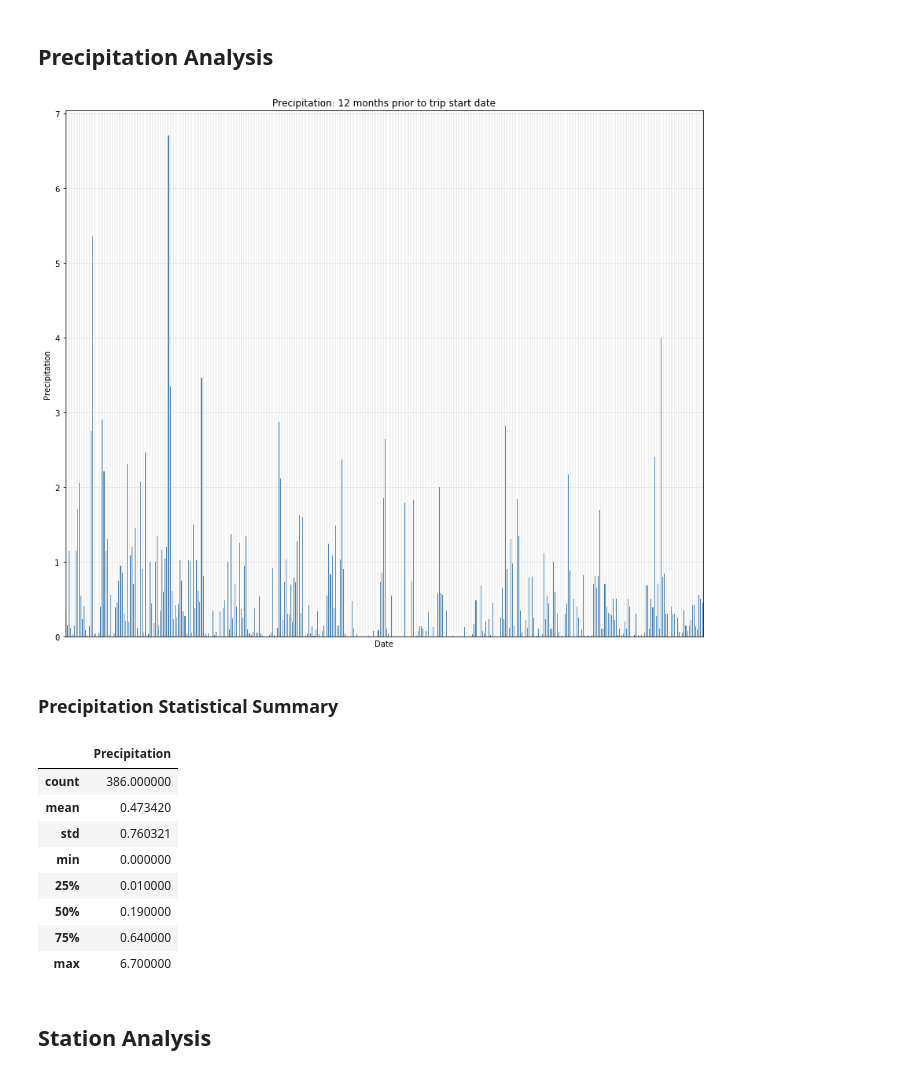
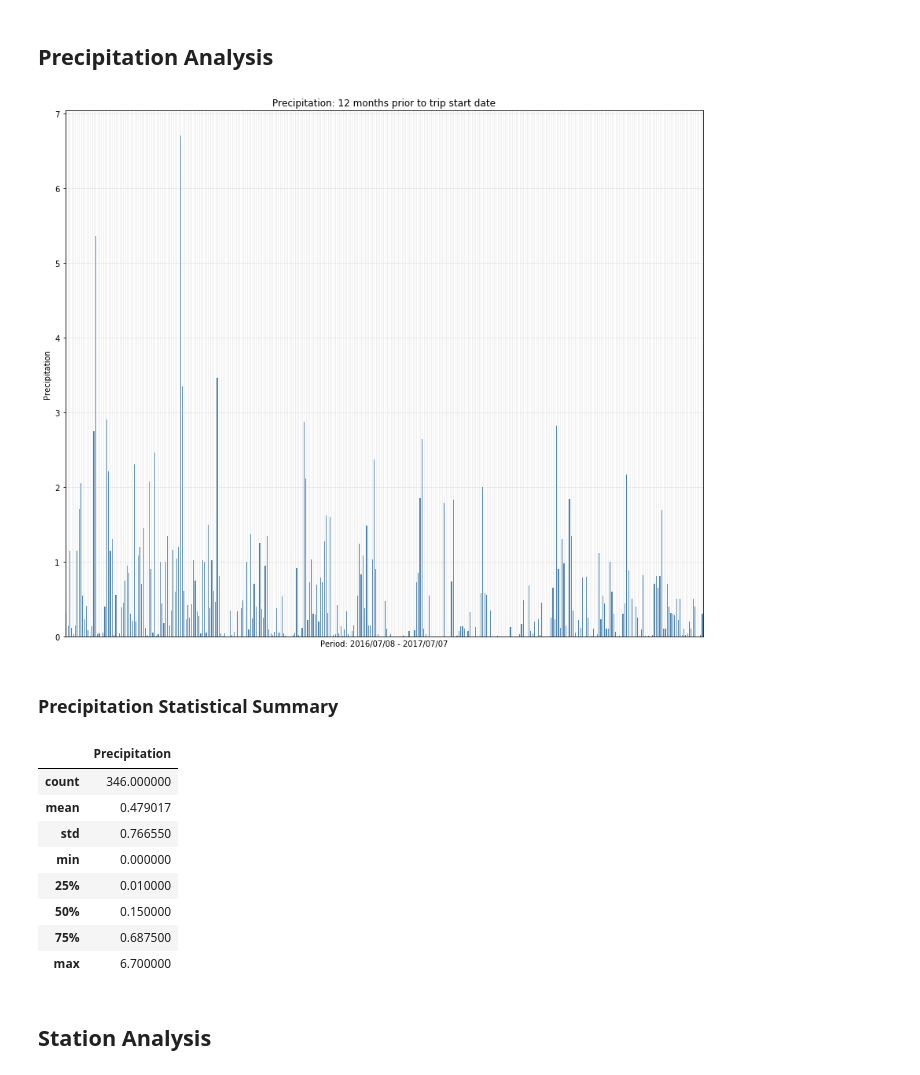
Before and after one commit to cyntiamk/UCI_projects, a Jupyter notebook: Advanced_data_storage_retrieval/climate.ipynb, the cells around one changed output. Cells and saved outputs as stored; diff of their text form; code cells hidden in the pictures.

Commit message:
fixed plot xlabel

```diff
--- a/Advanced_data_storage_retrieval/climate.ipynb
+++ b/Advanced_data_storage_retrieval/climate.ipynb
@@ -76,6 +76,7 @@ group by the dates
 
 query_precipitation = session.query(Measurement.date, Measurement.prcp).\
     filter(Measurement.date >= query_start_date).\
+    filter(Measurement.date < first_day).\
     group_by(Measurement.date).all()
 # %%
 # load the results from the variable created into Pandas dataframe
@@ -104,41 +105,41 @@ measurement_reset_index.head()
 # %%
 # plot using the dataframe created from the query as a bar chart
 measurement_reset_index['Precipitation'].plot(kind='bar', figsize=(12, 10), title='Precipitation',color='steelblue')
 # set y lable
 plt.ylabel("Precipitation")
-plt.xlabel("Date")
+plt.xlabel("Period: 2016/07/08 - 2017/07/07")
 # set grid and its transparence
 plt.grid(alpha=0.25)
 
 # remove xticks, since there are too many ticks, the ticks are on top of each other
 # and not really readable, so it looks better without each date printed
 plt.tick_params(
     axis='x',          # changes apply to the x-axis
     which='both',      # both major and minor ticks are affected
     bottom=False,      # ticks along the bottom edge are off
     top=False,         # ticks along the top edge are off
     labelbottom=False) # labels along the bottom edge are off
 # set title
 plt.title("Precipitation: 12 months prior to trip start date")
 plt.tight_layout()
 # save image
 plt.savefig("Resources/precipitaion.png")
 plt.show()
 # %% [output]
-[figure, old version]
+[figure, new version]
 # %% [markdown]
 ### Precipitation Statistical Summary
 # %%
 measurement_reset_index.describe()
 # %% [output]
 |  | Precipitation |
-| count | 386.000000 |
-| mean | 0.473420 |
-| std | 0.760321 |
+| count | 346.000000 |
+| mean | 0.479017 |
+| std | 0.766550 |
 | min | 0.000000 |
 | 25% | 0.010000 |
-| 50% | 0.190000 |
-| 75% | 0.640000 |
+| 50% | 0.150000 |
+| 75% | 0.687500 |
 | max | 6.700000 |
 # %% [markdown]
 ## Station Analysis
```
Also changed, not shown: parts of 1 cell of this notebook, 5 other files.
